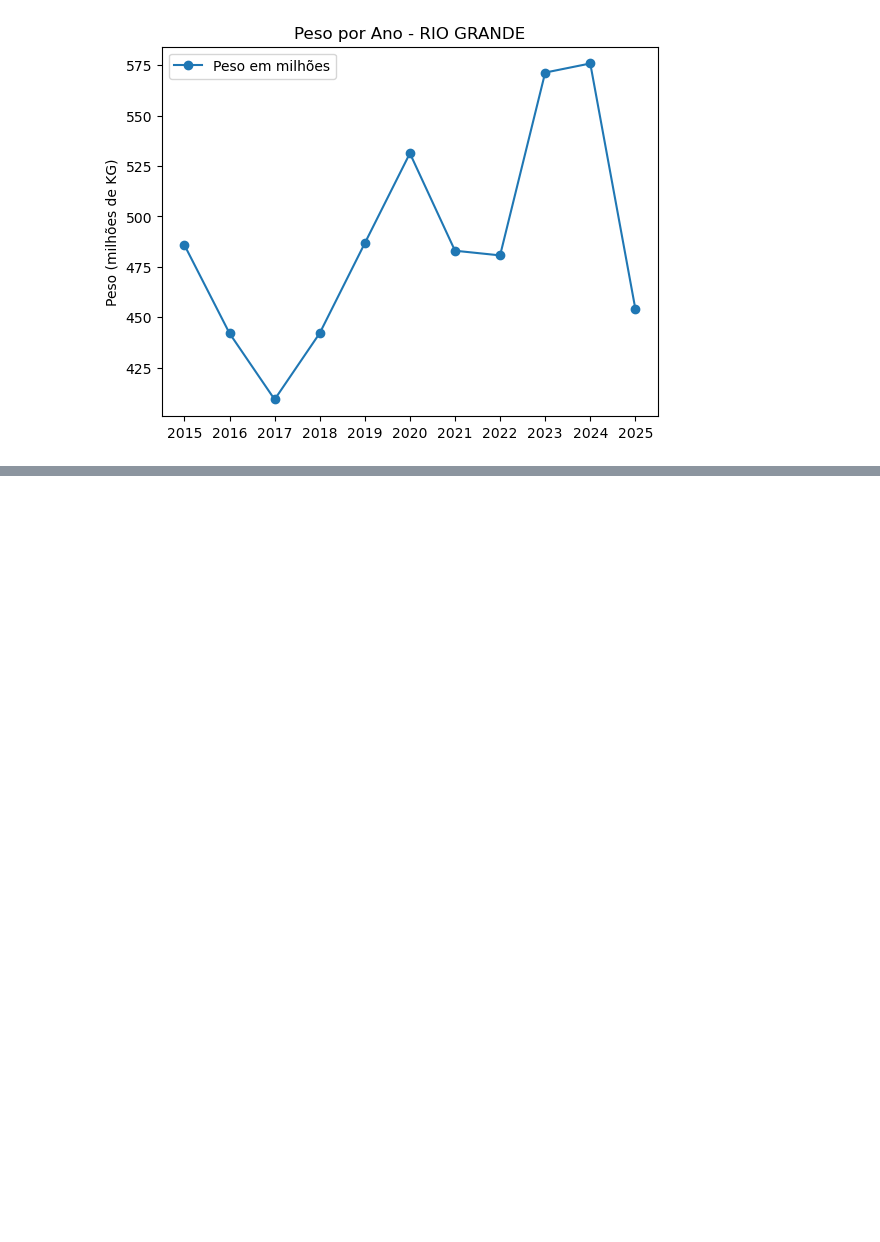
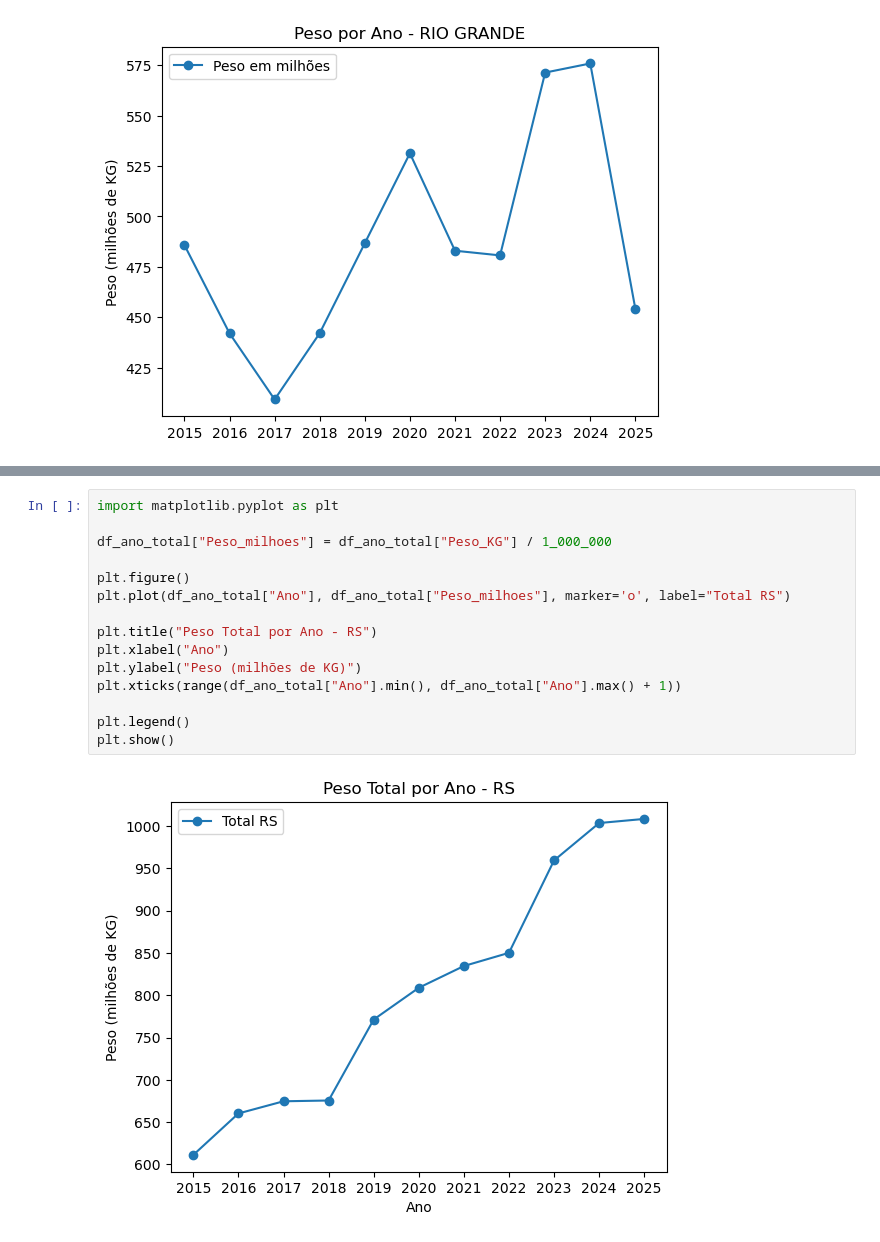
Before and after one commit to MatheusD1as/ProjetoLogistica, a Jupyter notebook: analise.ipynb, the cells around one changed output, grey strips where cells are left out. Cells and saved outputs as stored; diff of their text form; blank space fills up the shorter version.

```diff
--- a/analise.ipynb
+++ b/analise.ipynb
@@ -170,0 +218,17 @@ plt.show()
+# %%
+import matplotlib.pyplot as plt
+
+df_ano_total["Peso_milhoes"] = df_ano_total["Peso_KG"] / 1_000_000
+
+plt.figure()
+plt.plot(df_ano_total["Ano"], df_ano_total["Peso_milhoes"], marker='o', label="Total RS")
+
+plt.title("Peso Total por Ano - RS")
+plt.xlabel("Ano")
+plt.ylabel("Peso (milhões de KG)")
+plt.xticks(range(df_ano_total["Ano"].min(), df_ano_total["Ano"].max() + 1))
+
+plt.legend()
+plt.show()
+# %% [output]
+[figure, added]
```
Also changed, not shown: parts of 5 cells of this notebook.
